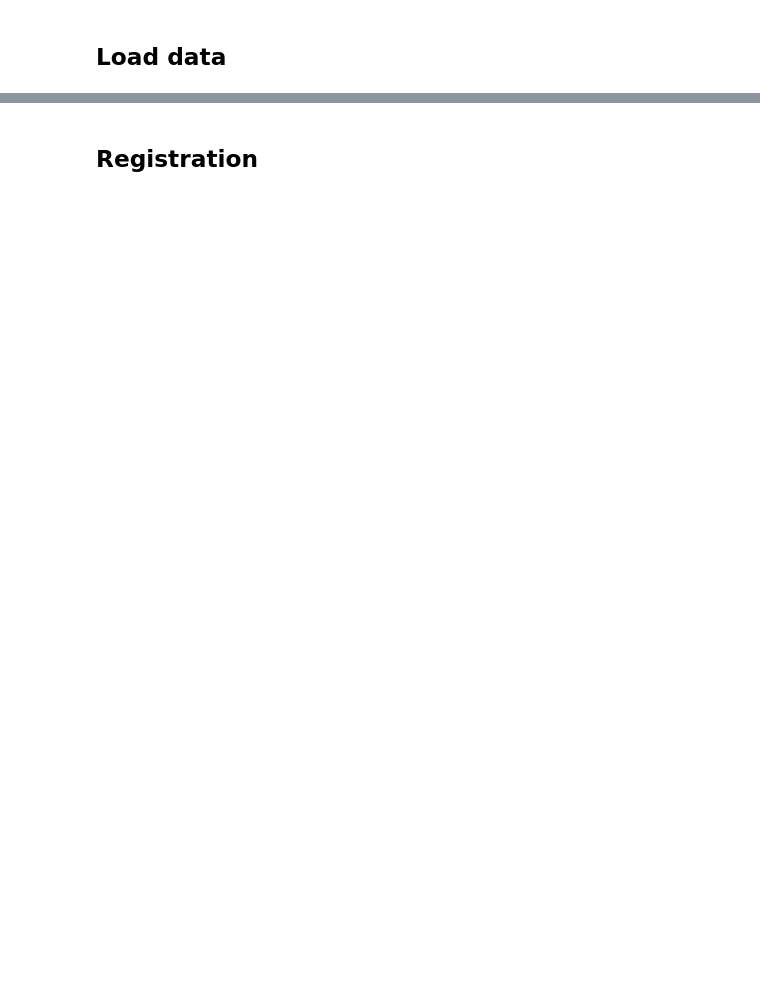
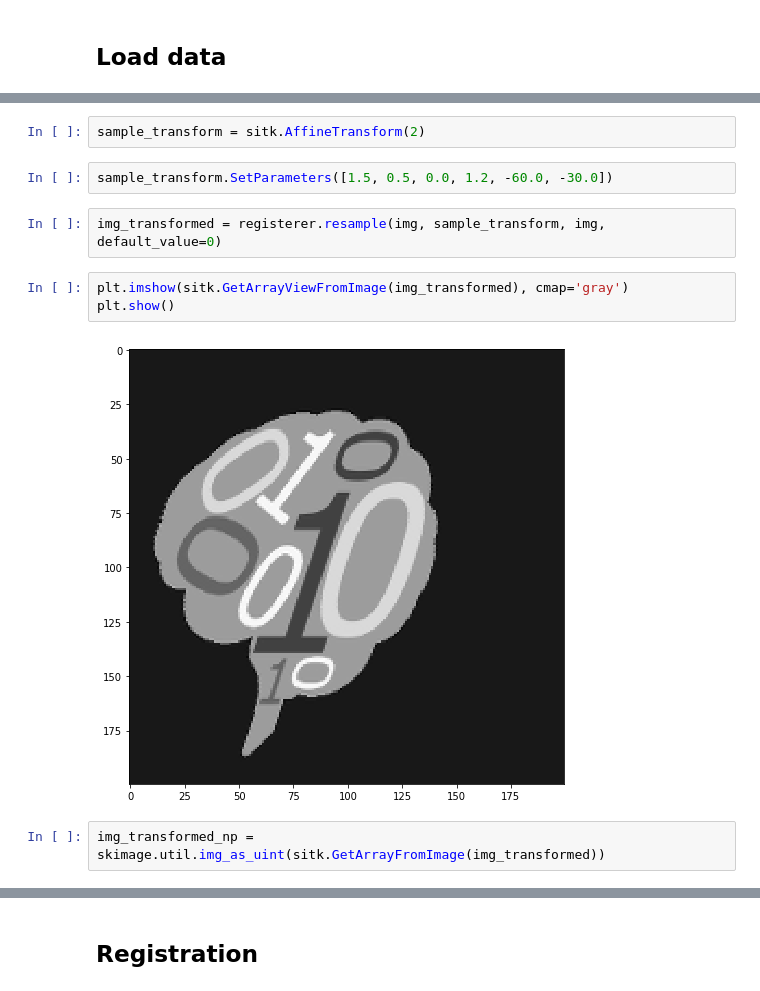
Before and after one commit to neurodata/ndreg, a Jupyter notebook: ndreg demo notebook.ipynb, the cells around one changed output, grey strips where cells are left out. Saved outputs shown, nothing was run; the diff lists cells and outputs as text; blank space fills up the shorter version.

```diff
--- a/ndreg demo notebook.ipynb
+++ b/ndreg demo notebook.ipynb
@@ -39 +29,14 @@ mask = preprocessor.create_iterative_mask(img, use_triangle=True)
+# %%
+sample_transform = sitk.AffineTransform(2)
+# %%
+sample_transform.SetParameters([1.5, 0.5, 0.0, 1.2, -60.0, -30.0])
+# %%
+img_transformed = registerer.resample(img, sample_transform, img, default_value=0)
+# %%
+plt.imshow(sitk.GetArrayViewFromImage(img_transformed), cmap='gray')
+plt.show()
+# %% [output]
+[figure, added]
+# %%
+img_transformed_np = skimage.util.img_as_uint(sitk.GetArrayFromImage(img_transformed))
 # %%
```
Also changed, not shown: parts of 78 cells of this notebook, 3 other files.
